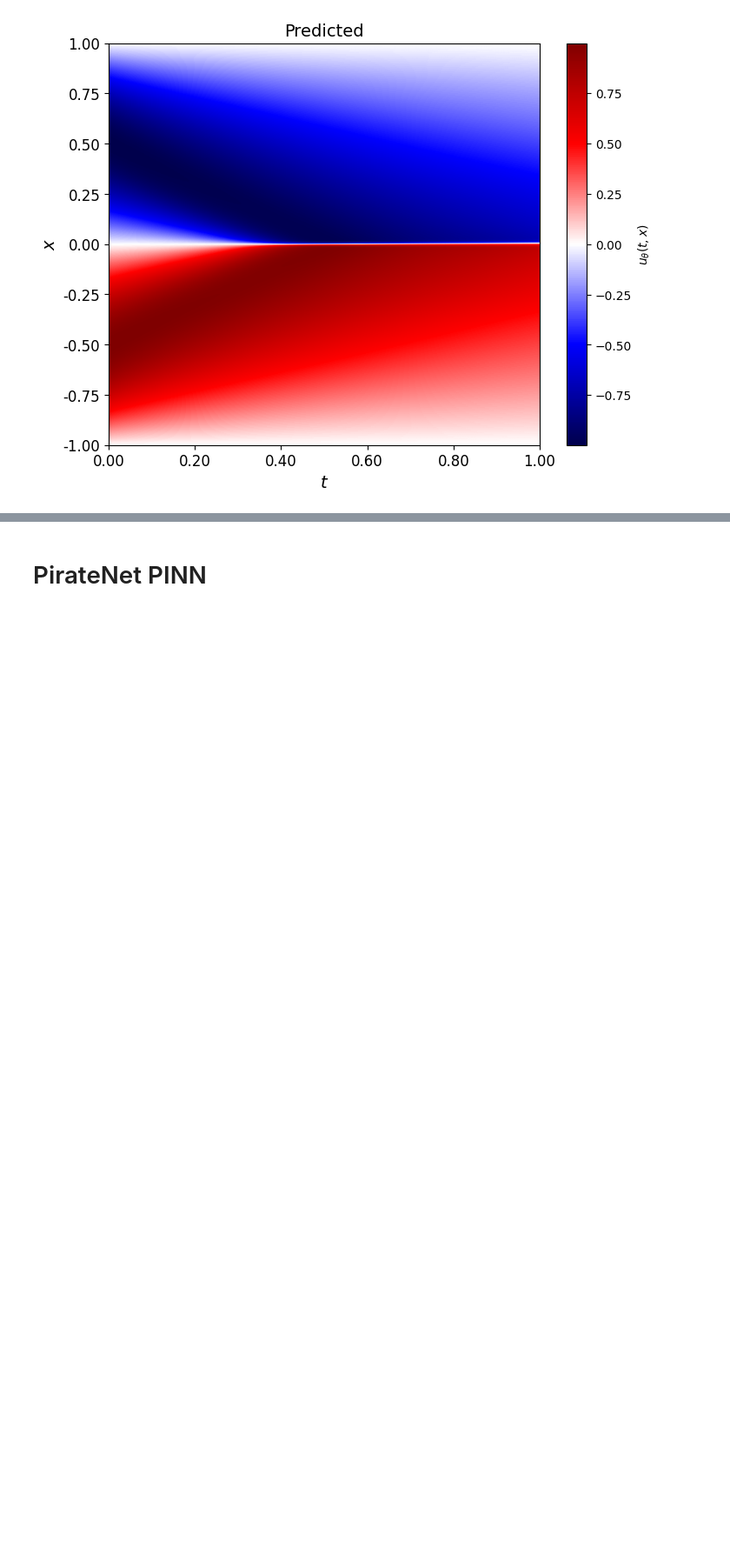
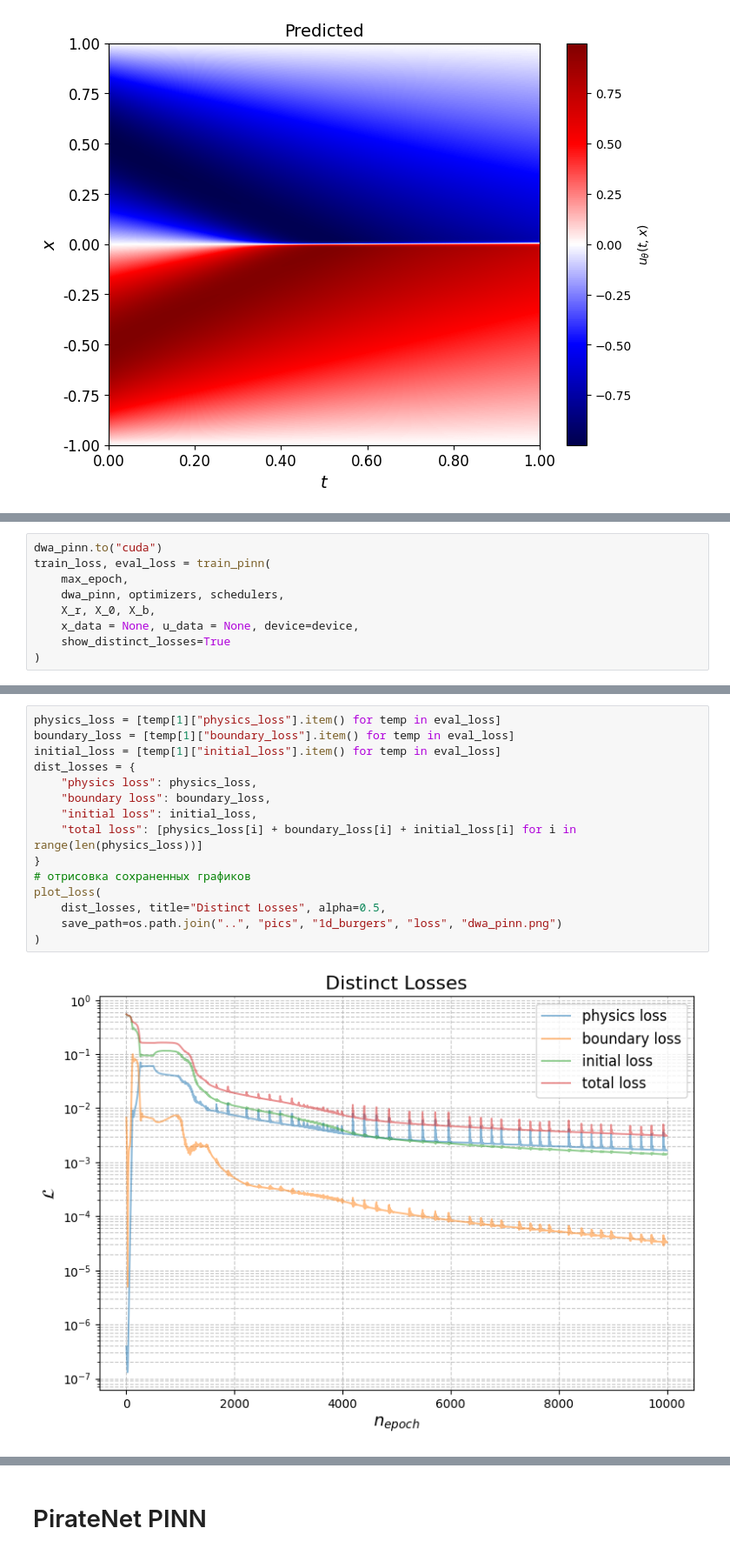
Before and after one commit to 1frog-prog1/diploma_pinn, a Jupyter notebook: notebooks/1d_burgers_pinn.ipynb, the cells around one changed output, grey strips where cells are left out. Shown at 87% size. Drawn from its saved outputs; the diff is of its cells as text; blank space fills up the shorter version.

```diff
--- a/notebooks/1d_burgers_pinn.ipynb
+++ b/notebooks/1d_burgers_pinn.ipynb
@@ -380,0 +416,9 @@ TypeError: Object of type Tensor is not JSON serializable
+# %%
+dwa_pinn.to("cuda")
+train_loss, eval_loss = train_pinn(
+    max_epoch,
+    dwa_pinn, optimizers, schedulers,
+    X_r, X_0, X_b,
+    x_data = None, u_data = None, device=device,
+    show_distinct_losses=True
+)
@@ -380,0 +450,17 @@ TypeError: Object of type Tensor is not JSON serializable
+# %%
+physics_loss = [temp[1]["physics_loss"].item() for temp in eval_loss]
+boundary_loss = [temp[1]["boundary_loss"].item() for temp in eval_loss]
+initial_loss = [temp[1]["initial_loss"].item() for temp in eval_loss]
+dist_losses = {
+    "physics loss": physics_loss,
+    "boundary loss": boundary_loss,
+    "initial loss": initial_loss,
+    "total loss": [physics_loss[i] + boundary_loss[i] + initial_loss[i] for i in range(len(physics_loss))]
+}
+# отрисовка сохраненных графиков
+plot_loss(
+    dist_losses, title="Distinct Losses", alpha=0.5,
+    save_path=os.path.join("..", "pics", "1d_burgers", "loss", "dwa_pinn.png")
+)
+# %% [output]
+[figure, added]
```
Also changed, not shown: parts of 10 cells of this notebook, 11 other files.
